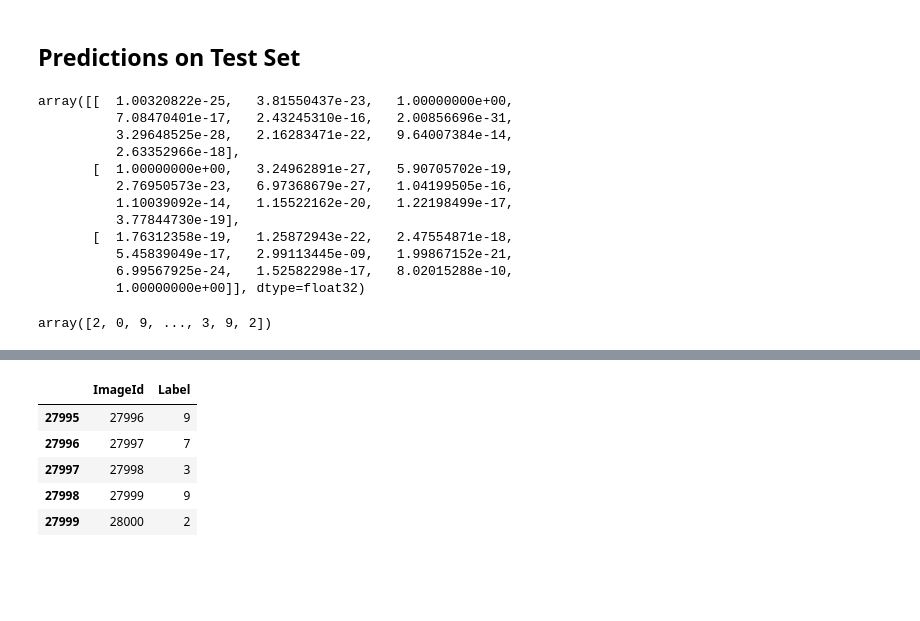
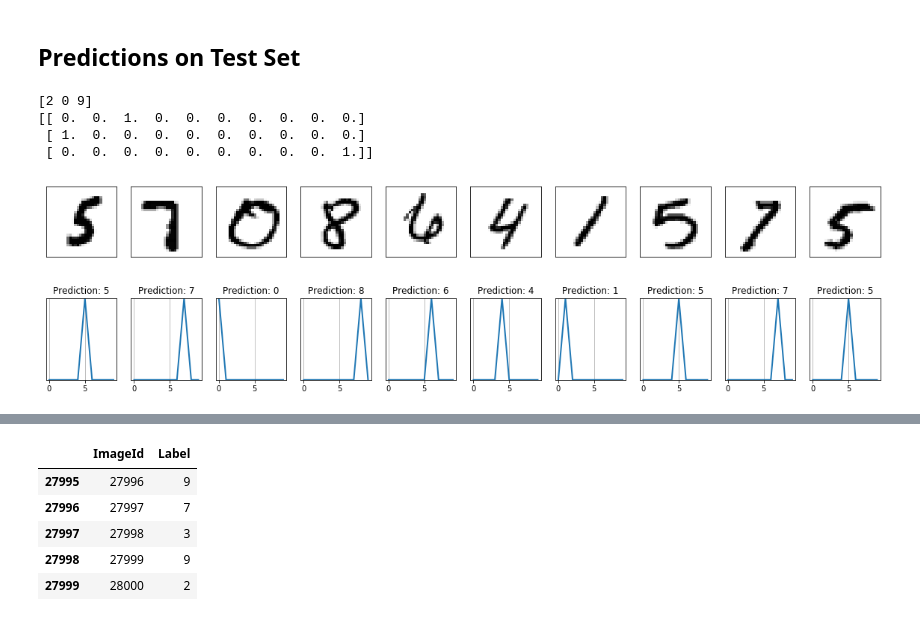
Before and after one commit to dezwier/notebooks, a Jupyter notebook: Tensorflow/MNIST.ipynb, the cells around one changed output, grey strips where cells are left out. Saved outputs shown, nothing was run; the diff lists cells and outputs as text; code cells hidden in the pictures; blank space fills up the shorter version.

```diff
--- a/Tensorflow/MNIST.ipynb
+++ b/Tensorflow/MNIST.ipynb
@@ -173,23 +181,26 @@ plotter(history[2:])
 # %% [markdown]
 ## Predictions on Test Set
-# %%
-predictions[0:3]
-# %% [output]
-array([[  1.00320822e-25,   3.81550437e-23,   1.00000000e+00,
-          7.08470401e-17,   2.43245310e-16,   2.00856696e-31,
-          3.29648525e-28,   2.16283471e-22,   9.64007384e-14,
-          2.63352966e-18],
-       [  1.00000000e+00,   3.24962891e-27,   5.90705702e-19,
-          2.76950573e-23,   6.97368679e-27,   1.04199505e-16,
-          1.10039092e-14,   1.15522162e-20,   1.22198499e-17,
-          3.77844730e-19],
-       [  1.76312358e-19,   1.25872943e-22,   2.47554871e-18,
-          5.45839049e-17,   2.99113445e-09,   1.99867152e-21,
-          6.99567925e-24,   1.52582298e-17,   8.02015288e-10,
-          1.00000000e+00]], dtype=float32)
-# %%
-labels = np.argmax(predictions, axis=1)
-labels
-# %% [output]
-array([2, 0, 9, ..., 3, 9, 2])
+# %%
+print(predictions["classes"][0:3])
+print(predictions["probabilities"][0:3])
+# %% [output]
+[2 0 9]
+[[ 0.  0.  1.  0.  0.  0.  0.  0.  0.  0.]
+ [ 1.  0.  0.  0.  0.  0.  0.  0.  0.  0.]
+ [ 0.  0.  0.  0.  0.  0.  0.  0.  0.  1.]]
+# %%
+fig1, ax1 = plt.subplots(1, 10, figsize = (20, 2))
+fig2, ax2 = plt.subplots(1, 10, figsize = (20, 2))
+
+for t in xrange(10):
+    x = rd.randint(0, len(test))
+    ax1[t].matshow(test.reshape(-1, SIZE, SIZE)[x], cmap=cm.gray_r)
+    ax1[t].get_yaxis().set_visible(False); ax1[t].get_xaxis().set_visible(False)
+    ax2[t].plot(predictions["probabilities"][x], lw=2)
+    ax2[t].set_title("Prediction: {}".format(predictions["classes"][x]))
+    ax2[t].get_yaxis().set_visible(False); ax2[t].set_ylim([0, 1]); ax2[t].grid(True)
+plt.show()
+# %% [output]
+[figure, added]
+[figure, added]
 # %%
```
Also changed, not shown: parts of 9 cells of this notebook, 3 other files.
